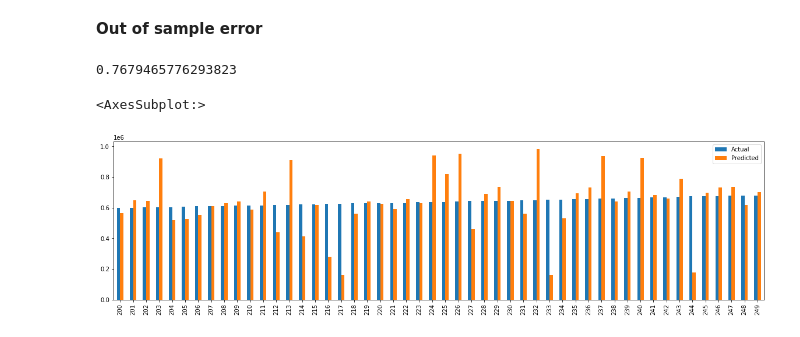
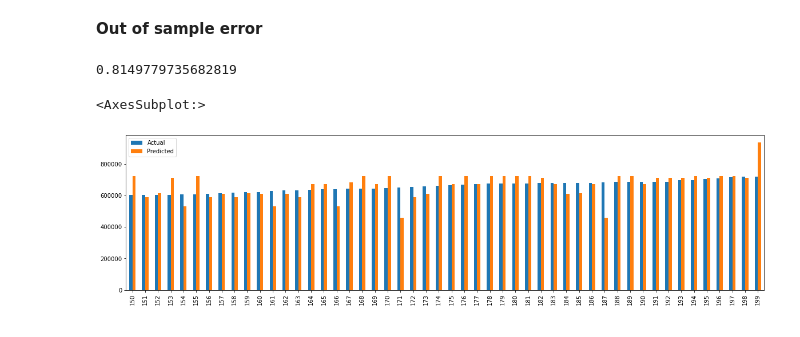
Before and after one commit to sharvari4/MLC-Project, a Jupyter notebook: MTA Exit ML Model.ipynb, the cells around one changed output. Drawn from its saved outputs; the diff is of its cells as text; code cells hidden in the pictures.

```diff
--- a/MTA Exit ML Model.ipynb
+++ b/MTA Exit ML Model.ipynb
@@ -67,13 +67,16 @@ data
 | 1822 | 4378 | 2019-12-31 | 16 | 6088 | 4469.0 | 64740.0 | 973974.0 | 1236863.0 | 6.575 | ... |
 1823 rows × 27 columns
 # %%
-list_=[]
-for i in data.columns:
-    if '_Y' not in i:
-        list_.append(i)
-X = data[list_].drop('Date',axis=1)
-Y_plot = data[['Date','MTAExit_Y']]
-Y = data[['MTAExit_Y']]
+def split_X_and_Y(data):
+    list_=[]
+    for i in data.columns:
+        if '_Y' not in i:
+            list_.append(i)
+    X = data[list_].drop('Date',axis=1)
+    Y_plot = data[['Date','MTAExit_Y']]
+    Y = data[['MTAExit_Y']]
+    return X,Y
+X,Y = split_X_and_Y(data)
 # %%
 X.describe()
 # %% [output]
@@ -147,8 +150,8 @@ def evaluatemodel(y_pred,y_test,percentage=5):
 # %% [markdown]
 ### Finding and removing outliers in data to prevent the model from skewing
 # %%
-def removedensityoutliers(X_encoded,Y):
-    n = len(X_encoded)//150
+def removedensityoutliers(X_encoded,Y,factor=150):
+    n = len(X_encoded)//factor
     temp = X_encoded.copy()
     anom = LocalOutlierFactor(n_neighbors=n, novelty=False)
     X_Out = anom.fit_predict(temp)
@@ -156,7 +159,6 @@ def removedensityoutliers(X_encoded,Y):
     indexes = temp[temp['Outlier'] == 1].index
     return X_encoded.iloc[indexes].reset_index(drop=True),Y.iloc[indexes].reset_index(drop=True)
 X_Processed,Y_Processed = removedensityoutliers(X_encoded,Y)
-#X_Processed,Y_Processed = X_encoded,Y   #To bypass
 # %%
 X_Processed.shape[0]/X_encoded.shape[0]
 # %% [output]
@@ -165,11 +167,14 @@ X_Processed.shape[0]/X_encoded.shape[0]
 ### Building a Model
 # %%
 Number_of_predictors = 25
+Outlier_Factor = 150
+
+
+
+X_Processed,Y_Processed = removedensityoutliers(X_encoded,Y,Outlier_Factor)
 
 Y_array = np.array(Y_Processed['MTAExit_Y'])
-
-
-X_train, X_test, y_train, y_test = train_test_split(X_Processed,Y_array, test_size=0.33, random_state=42)
+X_train, X_test, y_train, y_test = train_test_split(X_Processed,Y_array, test_size=0.25, random_state=123)
 
 
 #finding the best correlators from training data
@@ -200,7 +205,7 @@ param_grid_sgd = {'penalty':['l1','l2'],'alpha':[1e-6,1e-5,1e-4,1e-3,1e-2],'max_
 sgd=SGDRegressor()
 
 
-param_grid_dtr = {'splitter':['best'],'criterion':['squared_error','friedman_mse','absolute_error','poisson'],'max_features':['auto','sqrt','log2'],'ccp_alpha':[1e-2,1e-1,1]}
+param_grid_dtr = {'random_state':[123],'min_samples_leaf':[0.001],'max_depth':np.linspace(5,7,3),'splitter':['best'],'criterion':['squared_error','friedman_mse','absolute_error','poisson'],'max_features':['auto','sqrt','log2'],'ccp_alpha':[1e-2,1e-1,1]}
 dtr=DecisionTreeRegressor()
 
 
@@ -271,12 +271,12 @@ Model.plot(figsize=(20,5))
 y_pred = gr.predict(X_test)
 evaluatemodel(y_pred,y_test,15)
 # %% [output]
-0.7679465776293823
+0.8149779735682819
 # %%
 predictions =  pd.DataFrame([y_test,y_pred]).transpose().sort_values(0).reset_index(drop=True).rename({0:'Actual',1:'Predicted'},axis=1)
 #predictions =  pd.DataFrame([np.exp(y_test),np.exp(y_pred)]).transpose().sort_values(1).reset_index(drop=True)
 # %%
-predictions[200:250].plot.bar(figsize=(20,5))
+predictions[150:200].plot.bar(figsize=(20,5))
 # %% [output]
 <AxesSubplot:>
-[figure, old version]
+[figure, new version]
```
Also changed, not shown: parts of 3 cells of this notebook.
